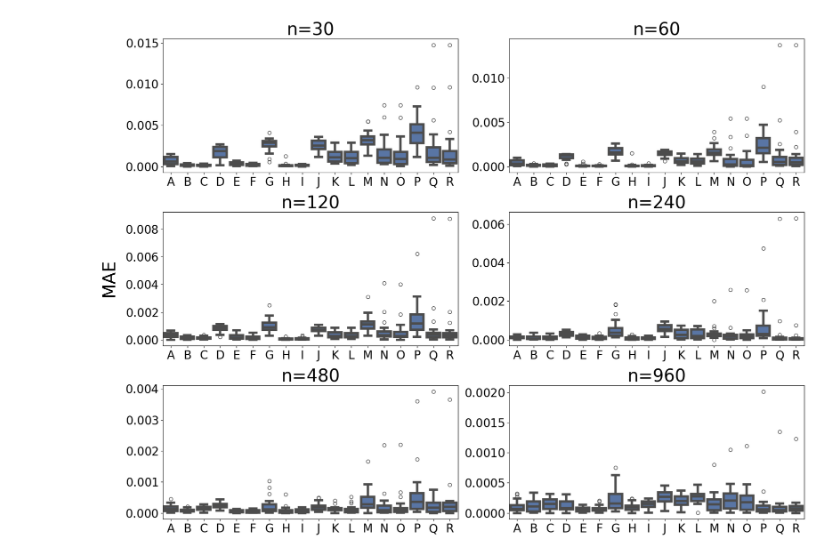
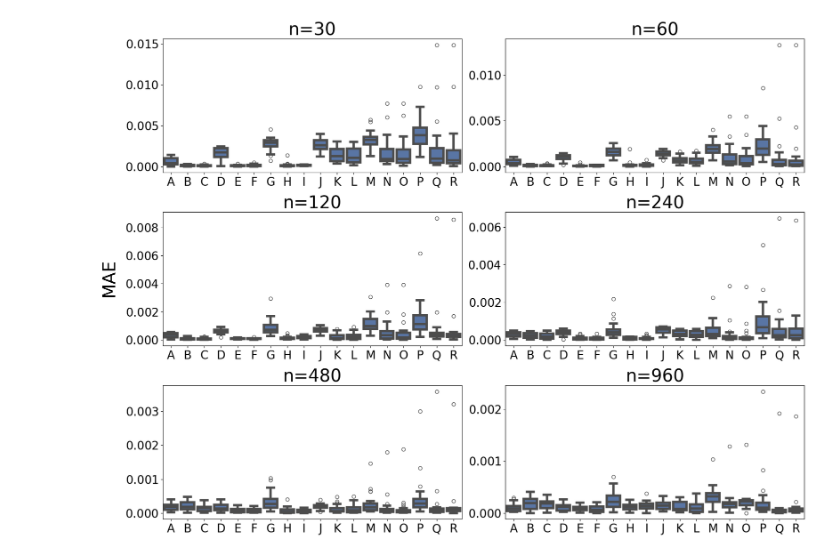
Before and after one commit to Effygal/cache-modeling, a Jupyter notebook: ran-clock.ipynb, the cells around one changed output. Saved outputs shown, nothing was run; the diff lists cells and outputs as text; code cells hidden in the pictures.

Commit message:
artifact for ran-clock

```diff
--- a/ran-clock.ipynb
+++ b/ran-clock.ipynb
@@ -366,12 +369,11 @@ def ph_2class_fixed_point_fast(C, K, n, theta, ratio=None, mu_ratio=None, tol=1e
     miss = np.sum((th0 * tmpMt0 + th1 * tmpMt1) * p / denom_base)
     return z_star, x_minus1, miss
 # %%
-
 # ms = [100, 500, 1000]
 ms = [30, 60, 120, 240, 480, 960]
 ns = [10000000]
 thetas = [0.5, 0.8, 1.1]
-ks = [1, 16, 256]
+ks = [1, 15, 63]
 mu_ratio = 10.0
 records, errors = [], []
 
@@ -385,20 +387,20 @@ for m in ms:
 
             for c in c_vals:
                 for k in ks:
-                    # rclock1 = tg.ran_clock(c, k)
-                    # rclock1.run(trace1)
-                    # mr_irm_sim = 1 - rclock1.hitrate()
-                    mr_irm_sim = 1-tg.sim_ran_clock(c, trace1, raw=False, K=k)
+                    rclock1 = tg.ran_clock(c, k)
+                    rclock1.run(trace1)
+                    mr_irm_sim = 1 - rclock1.hitrate()
+                    # mr_irm_sim = 1-tg.sim_ran_clock(c, trace1, raw=False, K=k)
 
 
                     # rclock2 = tg.ran_clock(c, k)
                     # rclock2.run(trace2, rp=True)
                     # mr_he_sim = 1 - rclock2.hitrate()
 
-                    # rclock3 = tg.ran_clock(c, k)
-                    # rclock3.run(trace3)
-                    # mr_ph2_sim = 1 - rclock3.hitrate()
-                    mr_ph2_sim = 1-tg.sim_ran_clock(c, trace3, raw=False, K=k)
+                    rclock3 = tg.ran_clock(c, k)
+                    rclock3.run(trace3)
+                    mr_ph2_sim = 1 - rclock3.hitrate()
+                    # mr_ph2_sim = 1-tg.sim_ran_clock(c, trace3, raw=False, K=k)
 
                     mr_irm_model = irm_fixed_point_fast(m, a, c, K=k)[2]
                     # mr_he_model = he_fixed_point_fast(c, k, m, a)[2]
@@ -467,35 +475,36 @@ for r in df_err.itertuples():
     rows.append({
         "m": r.m, "n": r.n, "C": r.C,
         "workload": "PH2",
         "error": r.error_ph2,
         "method_param": ("PH2", r.alpha, r.K)
     })
-df_err_long = pd.DataFrame(rows)
-df_err_long["short"] = df_err_long["method_param"].map(mapping)
+df_err = pd.DataFrame(rows)
+df_err["short"] = df_err["method_param"].map(mapping)
 
 M_list = ms
 n_list = ns
 
 subplot_rows, subplot_cols = 3, 2
 fig2, axes2 = plt.subplots(subplot_rows, subplot_cols, figsize=(18, 14),
                            sharex=False, sharey=False)
 axes_flat = axes2.flatten()
 
 for ax2, (M, n) in zip(axes_flat, itertools.product(M_list, n_list)):
-    cell = df_err_long[(df_err_long.m == M) & (df_err_long.n == n)].copy()
+    cell = df_err[(df_err.m == M) & (df_err.n == n)].copy()
     sns.boxplot(x='short', y='error', data=cell, ax=ax2,
                 linewidth=line_width, order=order)
     ax2.set_title(f"n={M}", fontsize=font_axes)
     ax2.tick_params(labelsize=font_ticks)
     ax2.set_xlabel('')
     ax2.set_ylabel('')
     ax2.yaxis.set_major_formatter(ScalarFormatter(useMathText=True))
     ax2.set_xticklabels(order, fontsize=font_ticks, rotation=0)
 
 fig2.text(0.025, 0.5, 'MAE', va='center', rotation='vertical',
           fontsize=font_axes)
 
 plt.tight_layout(rect=[0.05, 0.05, 0.97, 0.95])
-plt.savefig("figures/ranclock-maes.pdf", bbox_inches='tight')
+# plt.savefig("figures/ranclock-maes.pdf", bbox_inches='tight')
+plt.show()
 # %% [output]
-[figure, old version]
+[figure, new version]
```
Also changed, not shown: parts of 21 cells of this notebook, 4 other files.
